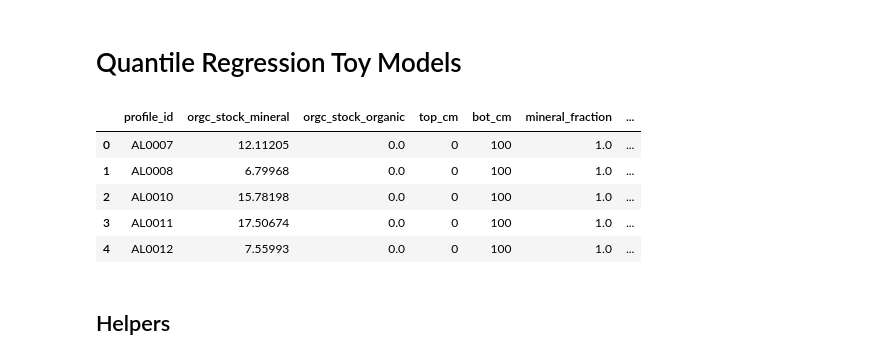
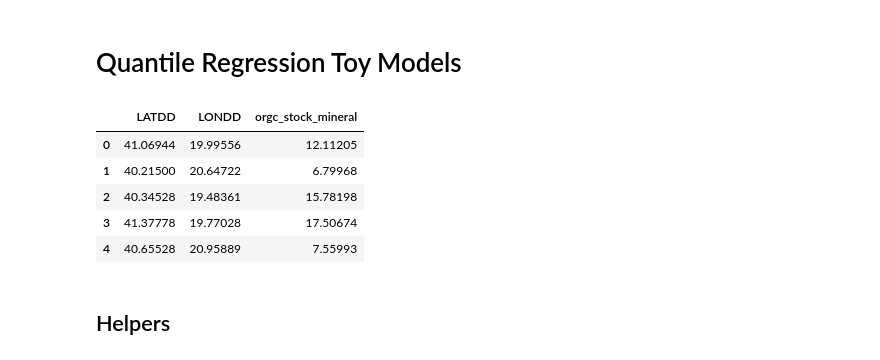
Before and after one commit to qAp/earthshotsoil, a Jupyter notebook: nbs/QRF_toy_models.ipynb, the cells around one changed output. Cells and saved outputs as stored; diff of their text form; code cells hidden in the pictures.

```diff
--- a/nbs/QRF_toy_models.ipynb
+++ b/nbs/QRF_toy_models.ipynb
@@ -17,18 +17,18 @@ pth_wise3_data = dir_datasets/'ISRIC_WISE/orgc_stock_ISRIC_WISE_clip.csv'
 # %%
 wise3 = pd.read_csv(pth_wise3_data)
 wise3.drop('Unnamed: 0', axis=1, inplace=True)
-# %%
-wise3.head()
-# %% [output]
-|  | profile_id | orgc_stock_mineral | orgc_stock_organic | top_cm | bot_cm | mineral_fraction | ... |
-| 0 | AL0007 | 12.11205 | 0.0 | 0 | 100 | 1.0 | ... |
-| 1 | AL0008 | 6.79968 | 0.0 | 0 | 100 | 1.0 | ... |
-| 2 | AL0010 | 15.78198 | 0.0 | 0 | 100 | 1.0 | ... |
-| 3 | AL0011 | 17.50674 | 0.0 | 0 | 100 | 1.0 | ... |
-| 4 | AL0012 | 7.55993 | 0.0 | 0 | 100 | 1.0 | ... |
 # %%
 vars_X = ['LATDD', 'LONDD']
 var_Y = 'orgc_stock_mineral'
+# %%
+wise3[vars_X + [var_Y]].head()
+# %% [output]
+|  | LATDD | LONDD | orgc_stock_mineral |
+| 0 | 41.06944 | 19.99556 | 12.11205 |
+| 1 | 40.21500 | 20.64722 | 6.79968 |
+| 2 | 40.34528 | 19.48361 | 15.78198 |
+| 3 | 41.37778 | 19.77028 | 17.50674 |
+| 4 | 40.65528 | 20.95889 | 7.55993 |
 # %%
 X = wise3[vars_X].values
 Y = wise3[var_Y].values
```
Also changed, not shown: parts of 5 cells of this notebook.
